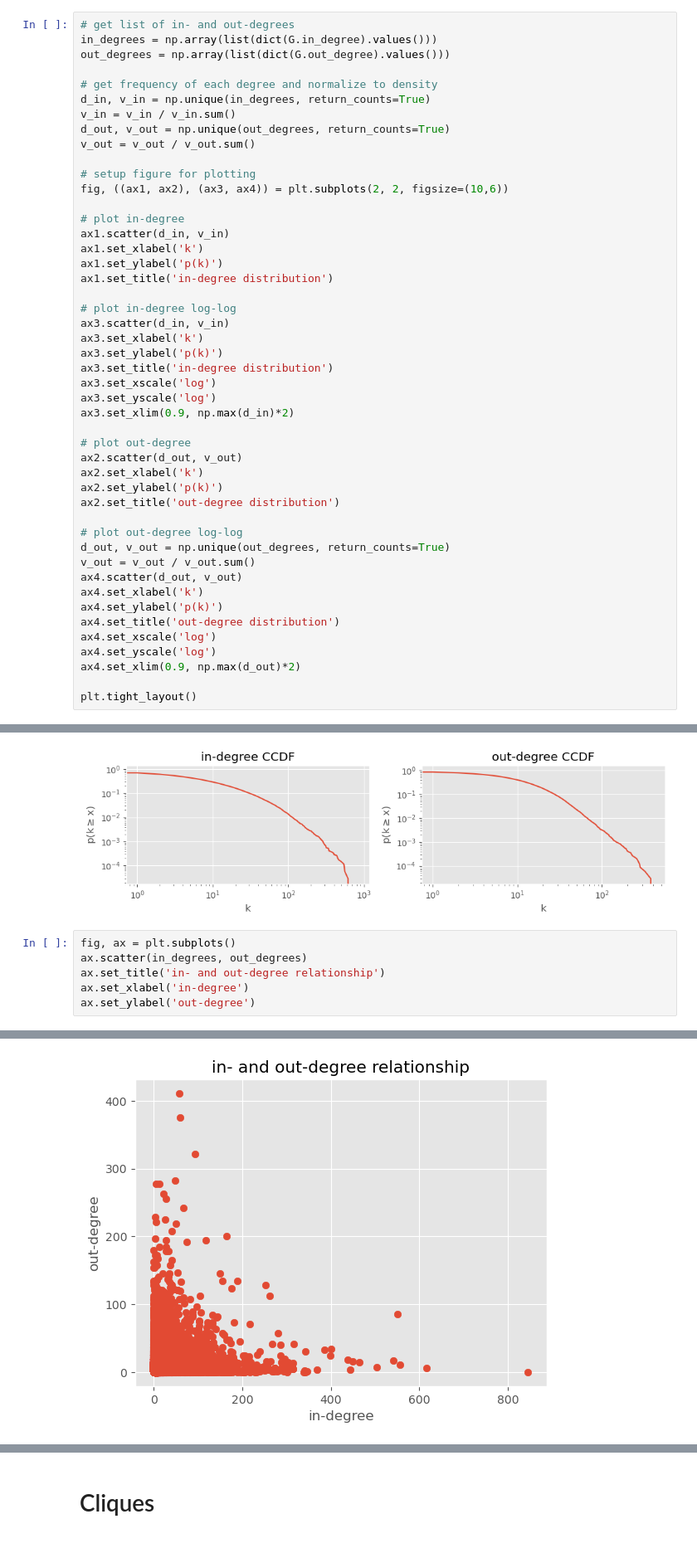
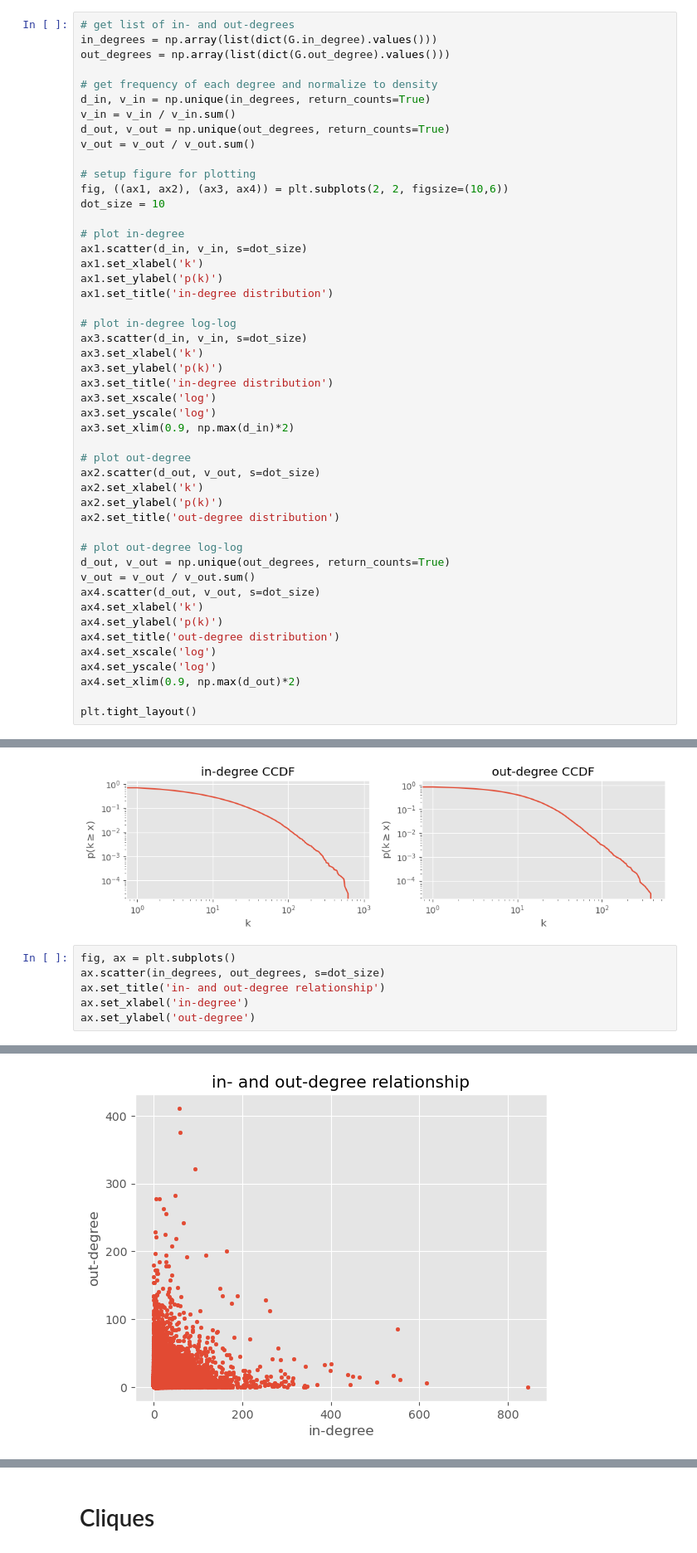
Before and after one commit to Marcus-Friis/research-project, a Jupyter notebook: notebooks/dataanalysis.ipynb, the cells around one changed output, grey strips where cells are left out. Shown: that part at 83% size. Drawn from its saved outputs; the diff is of its cells as text.

```diff
--- a/notebooks/dataanalysis.ipynb
+++ b/notebooks/dataanalysis.ipynb
@@ -44,15 +46,16 @@ v_out = v_out / v_out.sum()
 
 # setup figure for plotting
 fig, ((ax1, ax2), (ax3, ax4)) = plt.subplots(2, 2, figsize=(10,6))
+dot_size = 10
 
 # plot in-degree
-ax1.scatter(d_in, v_in)
+ax1.scatter(d_in, v_in, s=dot_size)
 ax1.set_xlabel('k')
 ax1.set_ylabel('p(k)')
 ax1.set_title('in-degree distribution')
 
 # plot in-degree log-log
-ax3.scatter(d_in, v_in)
+ax3.scatter(d_in, v_in, s=dot_size)
 ax3.set_xlabel('k')
 ax3.set_ylabel('p(k)')
 ax3.set_title('in-degree distribution')
@@ -61,7 +64,7 @@ ax3.set_yscale('log')
 ax3.set_xlim(0.9, np.max(d_in)*2)
 
 # plot out-degree
-ax2.scatter(d_out, v_out)
+ax2.scatter(d_out, v_out, s=dot_size)
 ax2.set_xlabel('k')
 ax2.set_ylabel('p(k)')
 ax2.set_title('out-degree distribution')
@@ -69,7 +72,7 @@ ax2.set_title('out-degree distribution')
 # plot out-degree log-log
 d_out, v_out = np.unique(out_degrees, return_counts=True)
 v_out = v_out / v_out.sum()
-ax4.scatter(d_out, v_out)
+ax4.scatter(d_out, v_out, s=dot_size)
 ax4.set_xlabel('k')
 ax4.set_ylabel('p(k)')
 ax4.set_title('out-degree distribution')
@@ -108,10 +111,10 @@ plt.tight_layout()
 [figure]
 # %%
 fig, ax = plt.subplots()
-ax.scatter(in_degrees, out_degrees)
+ax.scatter(in_degrees, out_degrees, s=dot_size)
 ax.set_title('in- and out-degree relationship')
 ax.set_xlabel('in-degree')
 ax.set_ylabel('out-degree')
 # %% [output]
 Text(0, 0.5, 'out-degree')
-[figure, old version]
+[figure, new version]
```
Also changed, not shown: parts of 13 cells of this notebook.
